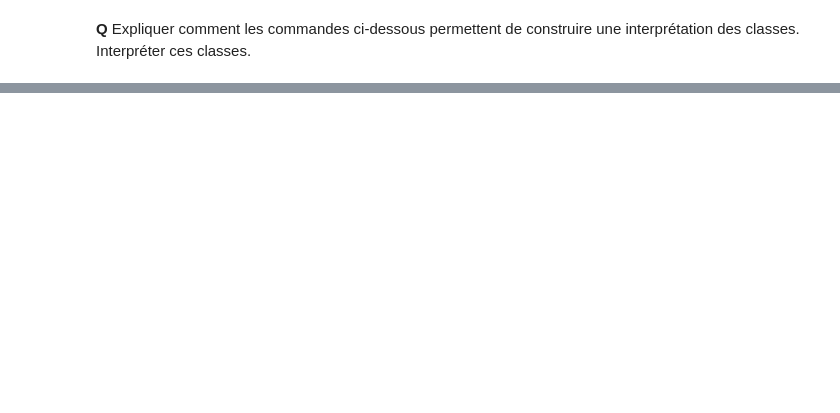
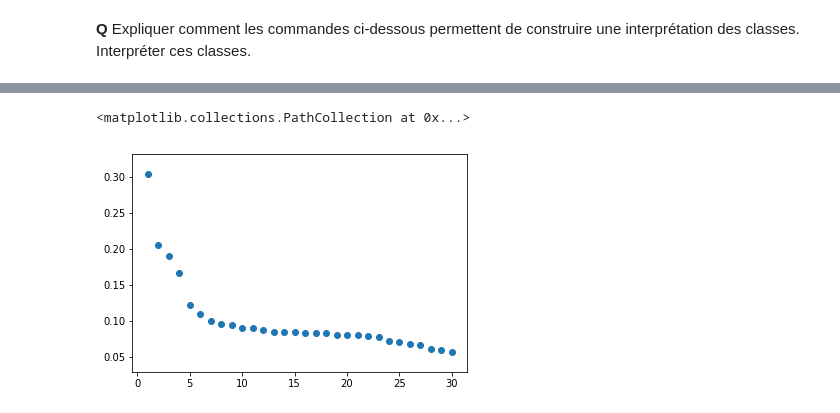
Before and after one commit to LouisDelvaux/Exploration4A, a Jupyter notebook: Adult-Census/Explo-Python-AdultCensus (PROJET).ipynb, the cells around one changed output, grey strips where cells are left out. Saved outputs shown, nothing was run; the diff lists cells and outputs as text; code cells hidden in the pictures; blank space fills up the shorter version.

```diff
--- a/Adult-Census/Explo-Python-AdultCensus (PROJET).ipynb
+++ b/Adult-Census/Explo-Python-AdultCensus (PROJET).ipynb
@@ -671,0 +714,7 @@ plt.show()
+# %%
+cat_Classe={0 : "C0",
+            1 : "C1",
+            2 : "C2",
+            3 : "C3",
+            4 : "C4"}
+dataBaseClasse["classe"]=dataBaseClasse.classe.map(cat_Classe)
@@ -671,0 +730,3 @@ plt.show()
+# %%
+dataBaseClasse["classe"]=pd.Categorical(dataBaseClasse["classe"],ordered=False)
+dataBaseClasse.dtypes
@@ -671,0 +747,4 @@ plt.show()
+# %%
+# Tableau disjonctif complet
+D_Classe = pd.DataFrame(pd.get_dummies(dataBaseClasse))
+D_Classe.head()
@@ -671,0 +759,9 @@ plt.show()
+# %%
+# AFCM de toutes les variables qualitatives
+afcm_Classe = MCA(D_Classe, benzecri=False)
+# %%
+#Ebouli des valeurs propres
+plt.scatter(range(1,31),afcm_Classe.L[:30])
+# %% [output]
+<matplotlib.collections.PathCollection at 0x...>
+[figure, added]
```
Also changed, not shown: parts of 27 cells of this notebook.
